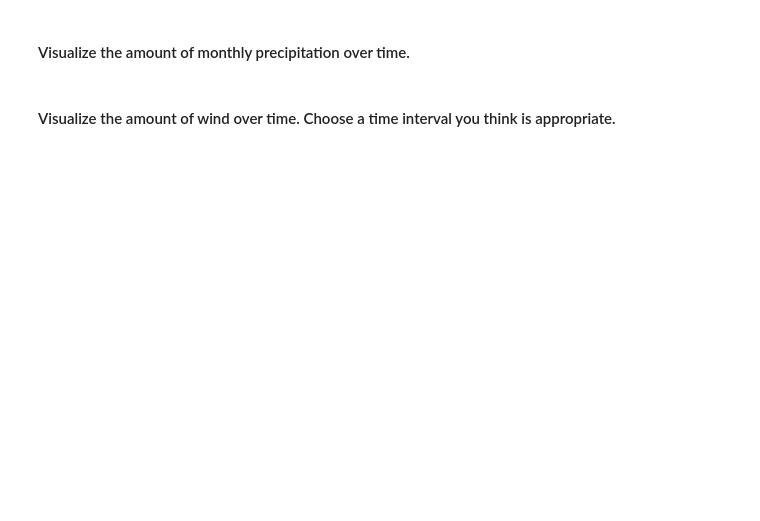
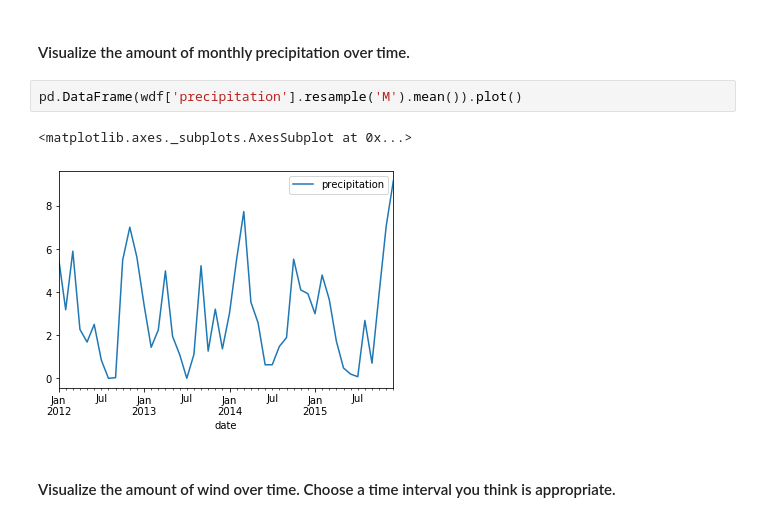
Before and after one commit to SamuelD-Data/time-series-exercises, a Jupyter notebook: working_with_time_series_data.ipynb, the cells around one changed output. Saved outputs shown, nothing was run; the diff lists cells and outputs as text; blank space fills up the shorter version.

```diff
--- a/working_with_time_series_data.ipynb
+++ b/working_with_time_series_data.ipynb
@@ -153,4 +169,9 @@ wdf.head()
 # %% [markdown]
 #### Visualize the amount of monthly precipitation over time.
+# %%
+pd.DataFrame(wdf['precipitation'].resample('M').mean()).plot()
+# %% [output]
+<matplotlib.axes._subplots.AxesSubplot at 0x...>
+[figure, added]
 # %% [markdown]
 #### Visualize the amount of wind over time. Choose a time interval you think is appropriate.
```
Also changed, not shown: parts of 11 cells of this notebook.
